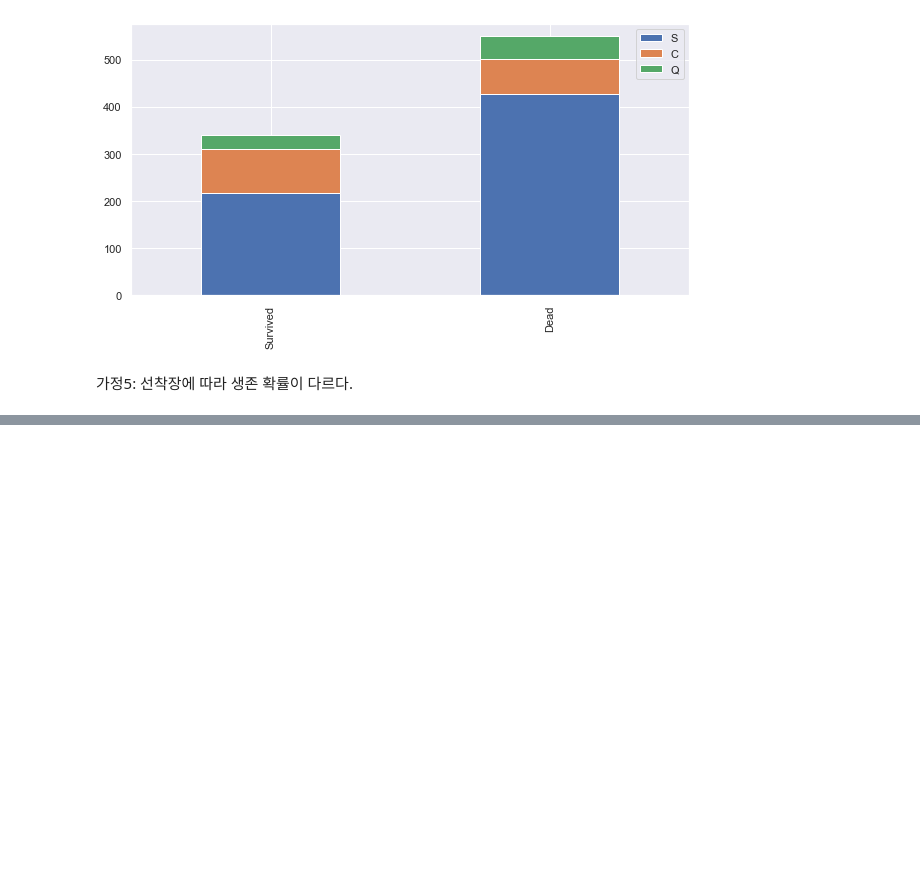
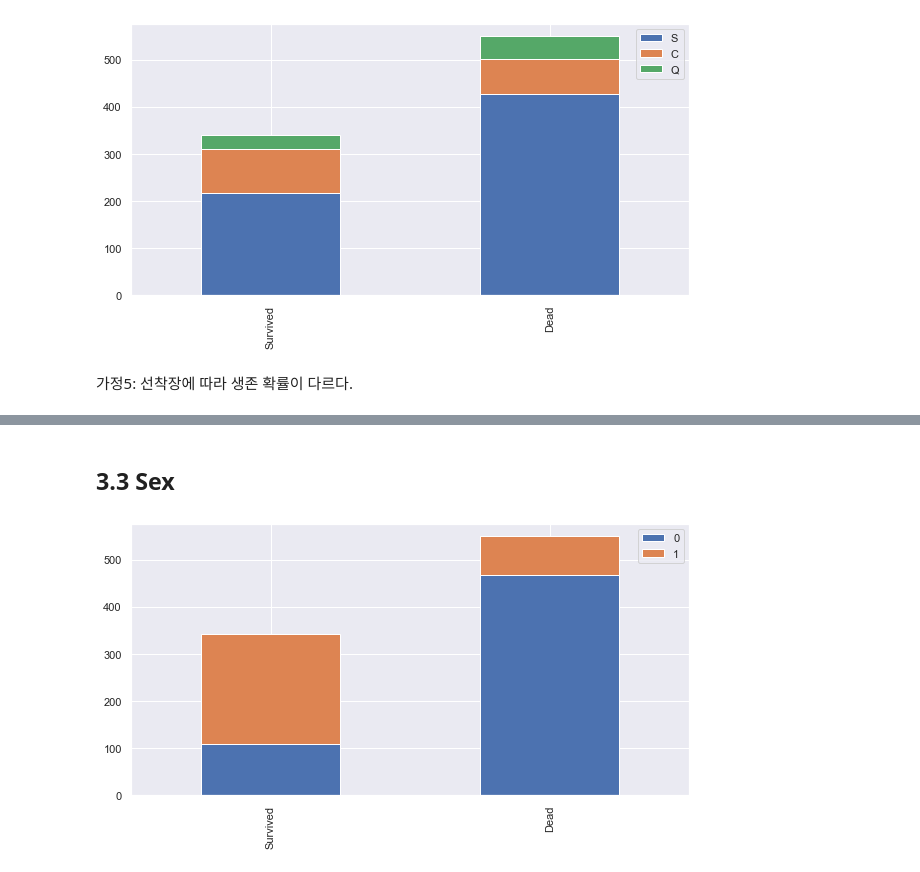
Before and after one commit to frtt0608/kaggle_solution, a Jupyter notebook: Titanic/Survivor_Prediction.ipynb, the cells around one changed output, grey strips where cells are left out. Drawn from its saved outputs; the diff is of its cells as text; code cells hidden in the pictures; blank space fills up the shorter version.

```diff
--- a/Titanic/Survivor_Prediction.ipynb
+++ b/Titanic/Survivor_Prediction.ipynb
@@ -181,0 +301,2 @@ make_barChart('Embarked')
+# %% [markdown]
+## 3.3 Sex
@@ -181,0 +307,4 @@ make_barChart('Embarked')
+# %%
+make_barChart('Sex')
+# %% [output]
+[figure, added]
```
Also changed, not shown: parts of 58 cells of this notebook.
